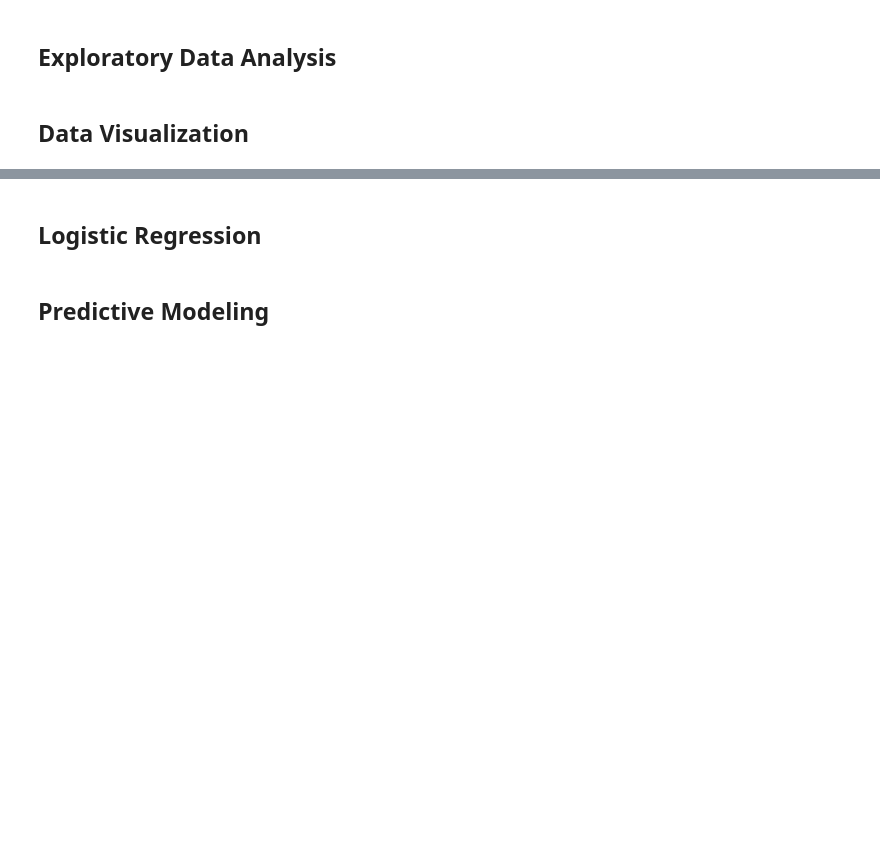
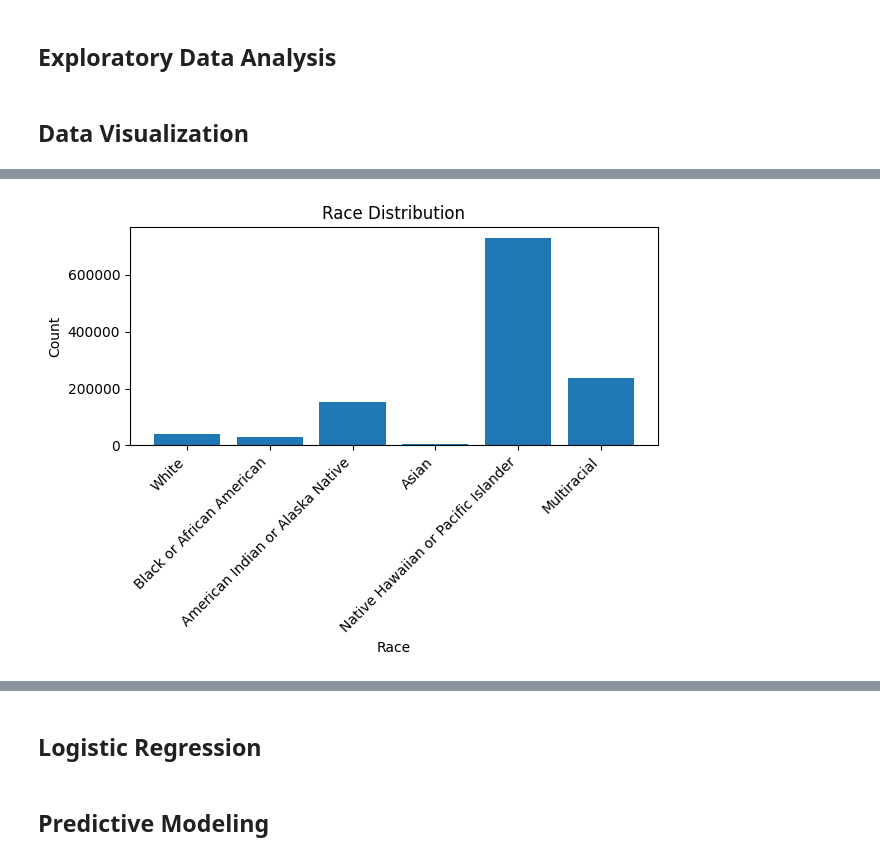
Before and after one commit to janecondon/AMS-595-Identifying-Risk-Factors-for-Major-Depressive-Disorder, a Jupyter notebook: AMS 595 Group Project.ipynb, the cells around one changed output, grey strips where cells are left out. Drawn from its saved outputs; the diff is of its cells as text; code cells hidden in the pictures; blank space fills up the shorter version.

```diff
--- a/AMS 595 Group Project.ipynb
+++ b/AMS 595 Group Project.ipynb
@@ -353,0 +473,15 @@ X_train, X_val, y_train, y_val = train_test_split(
+# %%
+# Histogram of RACE
+mapped = model_df["RACE"].map(race_map)
+
+counts = mapped.value_counts().reindex(race_map.values())
+
+plt.bar(counts.index, counts.values)
+plt.xticks(rotation=45, ha="right")
+plt.xlabel("Race")
+plt.ylabel("Count")
+plt.title("Race Distribution")
+plt.tight_layout()
+plt.show()
+# %% [output]
+[figure, added]
```
Also changed, not shown: parts of 33 cells of this notebook.
